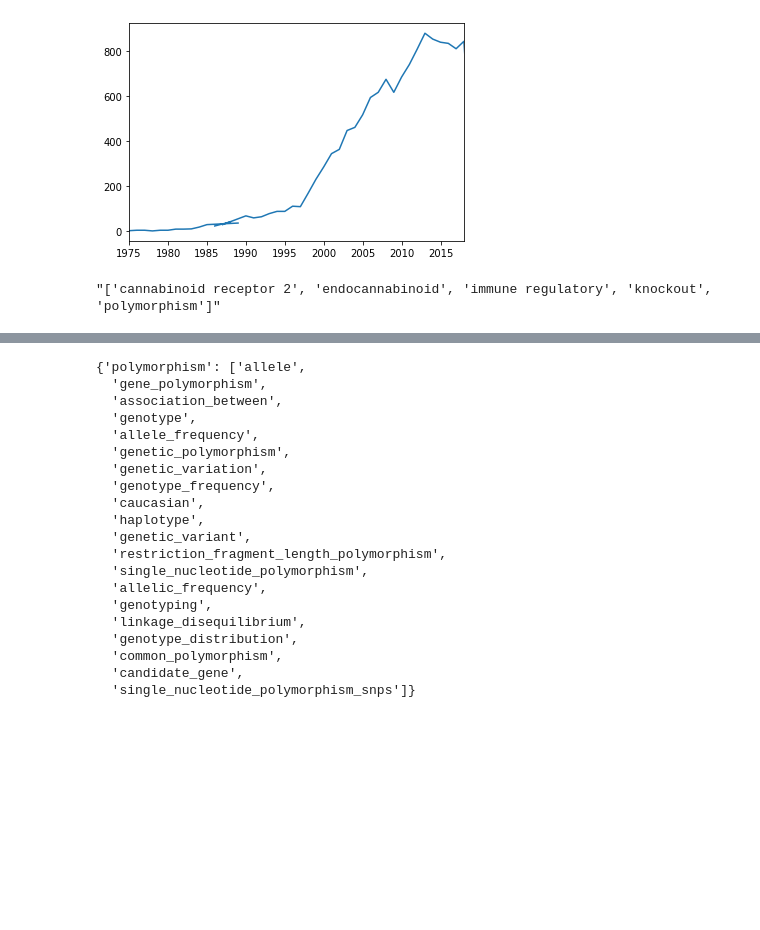
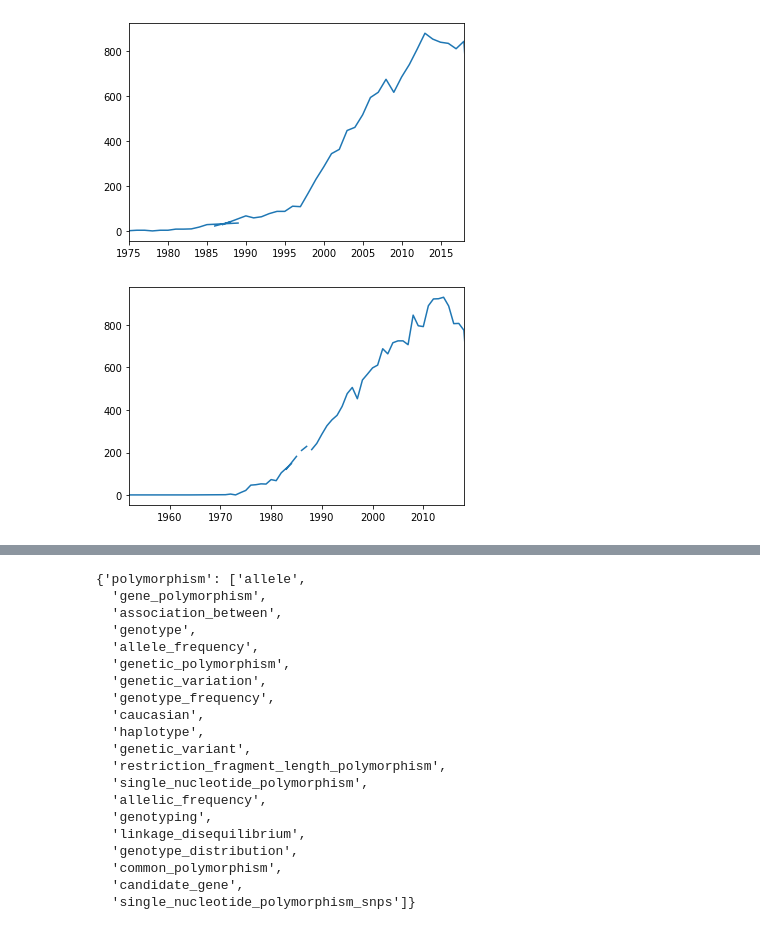
Before and after one commit to Shunling/CapstoneProjects, a Jupyter notebook: NaturalLanguageProcessingGPCR/Text_Analysis.ipynb, the cells around one changed output, grey strips where cells are left out. Drawn from its saved outputs; the diff is of its cells as text; code cells hidden in the pictures; blank space fills up the shorter version.

```diff
--- a/NaturalLanguageProcessingGPCR/Text_Analysis.ipynb
+++ b/NaturalLanguageProcessingGPCR/Text_Analysis.ipynb
@@ -470,7 +484,7 @@ plot_year_trend('gpr68',df)
 plot_year_trend('immune',df)
 # %% [output]
 [figure]
-# %%
-df.keywords.iloc[0]
-# %% [output]
-"['cannabinoid receptor 2', 'endocannabinoid', 'immune regulatory', 'knockout', 'polymorphism']"
+# %%
+plot_year_trend('structure',df)
+# %% [output]
+[figure, added]
```
Also changed, not shown: parts of 19 cells of this notebook.
